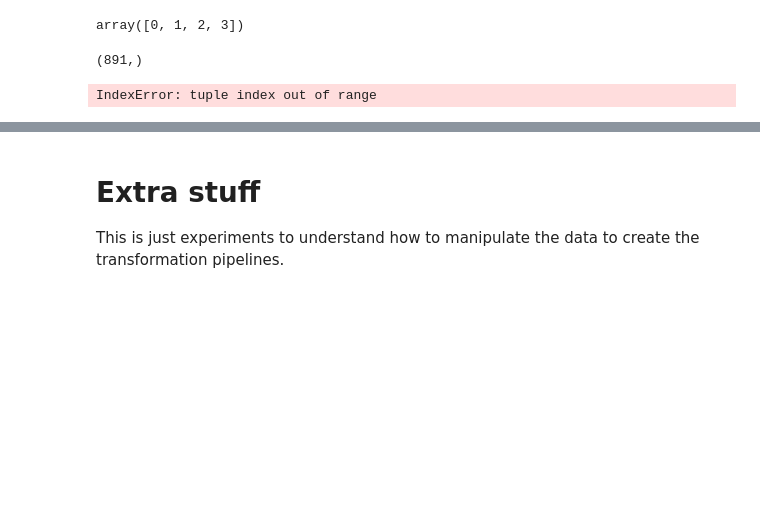
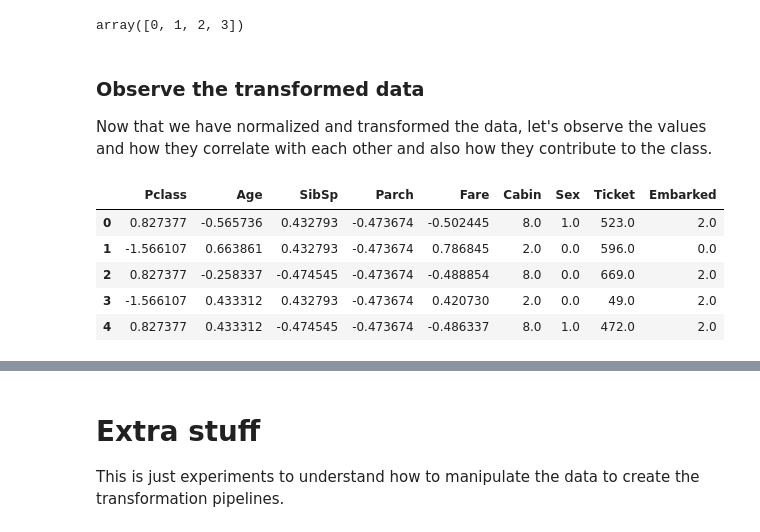
Before and after one commit to Ohtar10/ml-python, a Jupyter notebook: ch03/excercises/Who survives in the Titanic.ipynb, the cells around one changed output, grey strips where cells are left out. Saved outputs shown, nothing was run; the diff lists cells and outputs as text; code cells hidden in the pictures; blank space fills up the shorter version.

```diff
--- a/ch03/excercises/Who survives in the Titanic.ipynb
+++ b/ch03/excercises/Who survives in the Titanic.ipynb
@@ -389,7 +394,18 @@ full_pipeline = FeatureUnion(transformer_list=[
     ('cat_pipeline', cat_pipeline)
 ])
 # %%
-cabin_pipeline.fit_transform(train)
+train_transformed = full_pipeline.fit_transform(train)
-# %% [output]
-(891,)
-IndexError: tuple index out of range
+# %% [markdown]
+### Observe the transformed data
+Now that we have normalized and transformed the data, let's observe the values and how they correlate with each other and also how they contribute to the class.
+# %%
+columns = ["Pclass", "Age", "SibSp", "Parch", "Fare", "Cabin", "Sex", "Ticket", "Embarked"]
+transformed_df = pd.DataFrame(train_transformed, columns=columns)
+transformed_df.head()
+# %% [output]
+|  | Pclass | Age | SibSp | Parch | Fare | Cabin | Sex | Ticket | Embarked |
+| 0 | 0.827377 | -0.565736 | 0.432793 | -0.473674 | -0.502445 | 8.0 | 1.0 | 523.0 | 2.0 |
+| 1 | -1.566107 | 0.663861 | 0.432793 | -0.473674 | 0.786845 | 2.0 | 0.0 | 596.0 | 0.0 |
+| 2 | 0.827377 | -0.258337 | -0.474545 | -0.473674 | -0.488854 | 8.0 | 0.0 | 669.0 | 2.0 |
+| 3 | -1.566107 | 0.433312 | 0.432793 | -0.473674 | 0.420730 | 2.0 | 0.0 | 49.0 | 2.0 |
+| 4 | 0.827377 | 0.433312 | -0.474545 | -0.473674 | -0.486337 | 8.0 | 1.0 | 472.0 | 2.0 |
```
Also changed, not shown: parts of 27 cells of this notebook.
